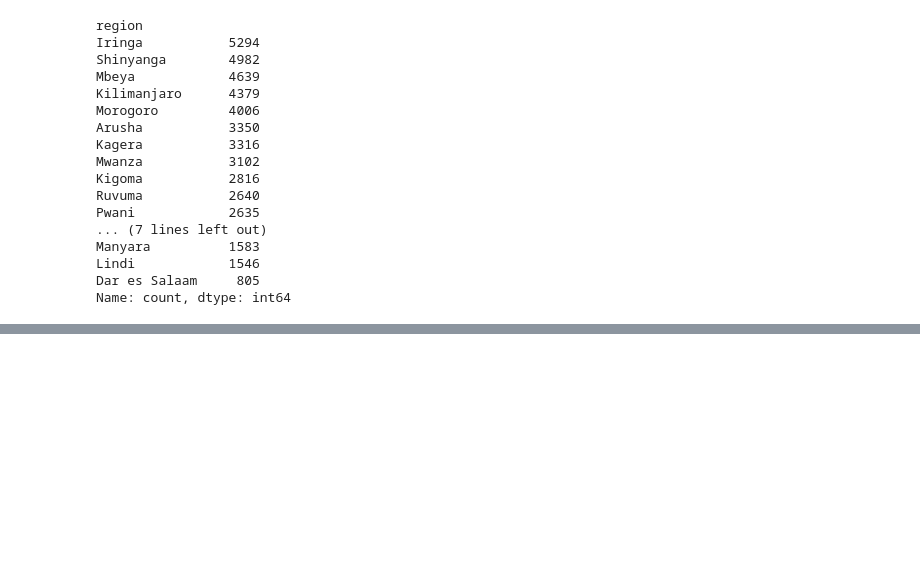
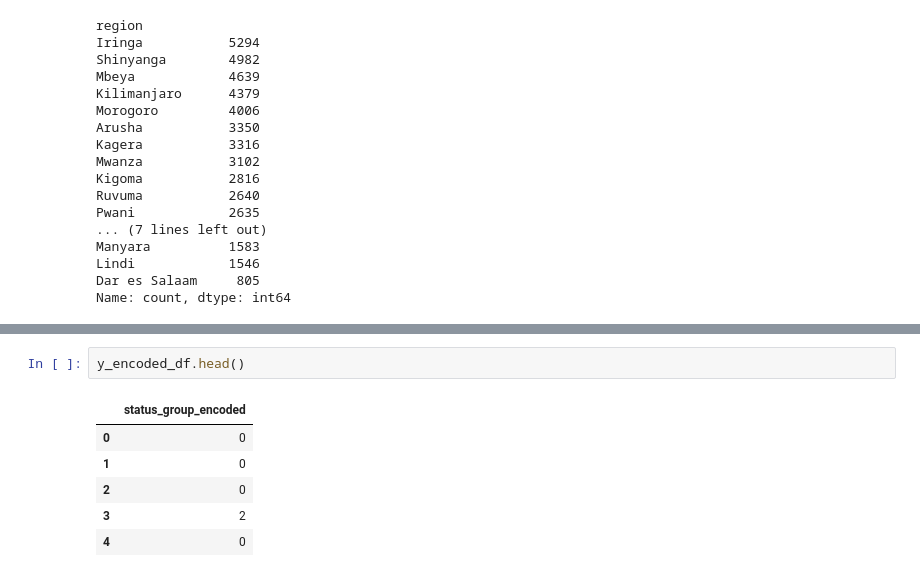
Before and after one commit to Ariful1488/AquaAnalytics, a Jupyter notebook: working_file.ipynb, the cells around one changed output, grey strips where cells are left out. Drawn from its saved outputs; the diff is of its cells as text; blank space fills up the shorter version.

```diff
--- a/working_file.ipynb
+++ b/working_file.ipynb
@@ -1296,0 +1512,9 @@ Feature Relationships with status_group (Sorted by P-value):
+# %%
+y_encoded_df.head()
+# %% [output]
+|  | status_group_encoded |
+| 0 | 0 |
+| 1 | 0 |
+| 2 | 0 |
+| 3 | 2 |
+| 4 | 0 |
```
Also changed, not shown: parts of 32 cells of this notebook, 15 other files.
